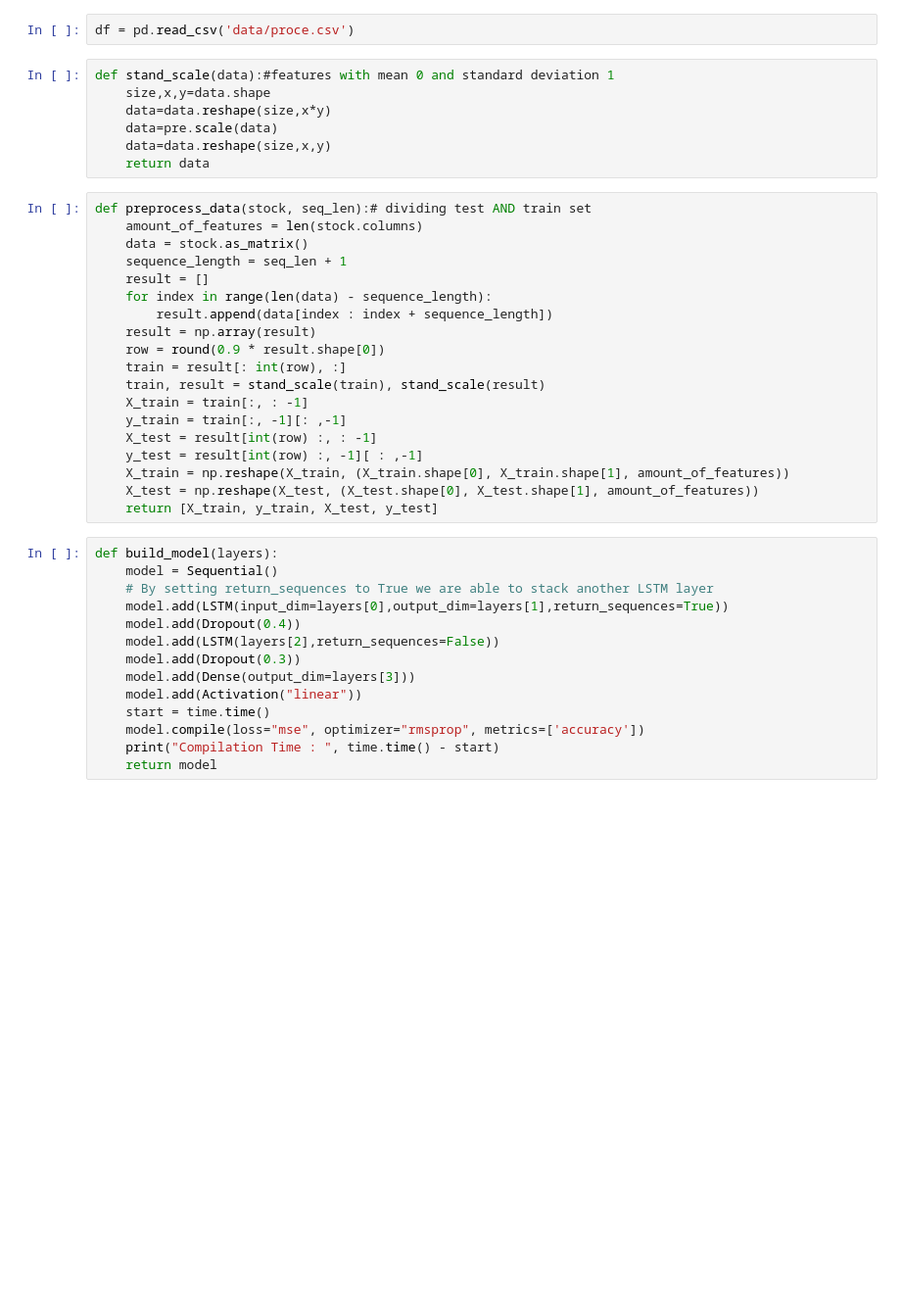
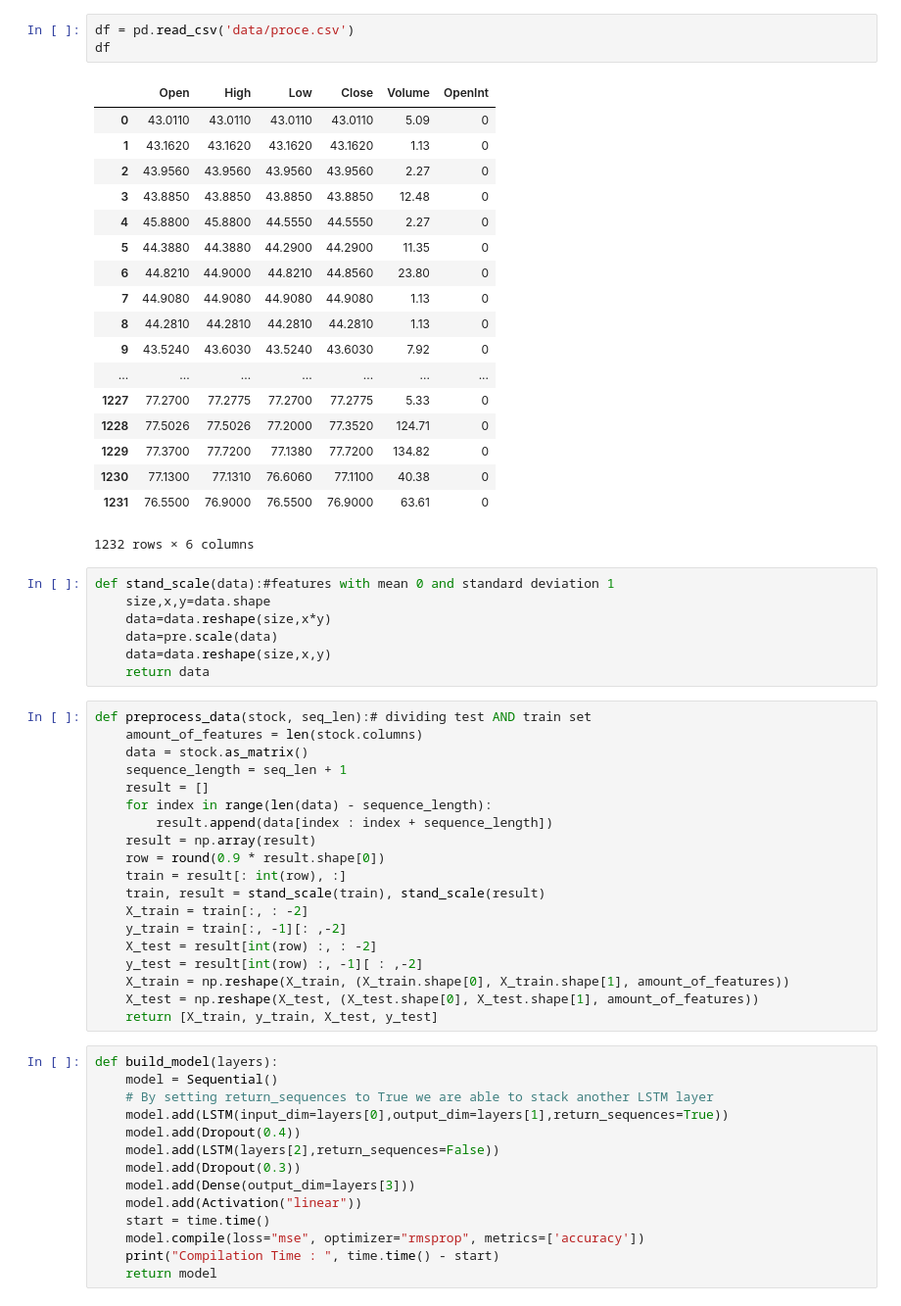
Before and after one commit to shan1322/Stock-Prediction, a Jupyter notebook: Pred.ipynb, the cells around one changed output. Shown: that part at 98% size. Saved outputs shown, nothing was run; the diff lists cells and outputs as text; blank space fills up the shorter version.

```diff
--- a/Pred.ipynb
+++ b/Pred.ipynb
@@ -12,5 +14,25 @@ import matplotlib.pyplot as plt2
 # %%
 df = pd.read_csv('data/proce.csv')
+df
+# %% [output]
+|  | Open | High | Low | Close | Volume | OpenInt |
+| 0 | 43.0110 | 43.0110 | 43.0110 | 43.0110 | 5.09 | 0 |
+| 1 | 43.1620 | 43.1620 | 43.1620 | 43.1620 | 1.13 | 0 |
+| 2 | 43.9560 | 43.9560 | 43.9560 | 43.9560 | 2.27 | 0 |
+| 3 | 43.8850 | 43.8850 | 43.8850 | 43.8850 | 12.48 | 0 |
+| 4 | 45.8800 | 45.8800 | 44.5550 | 44.5550 | 2.27 | 0 |
+| 5 | 44.3880 | 44.3880 | 44.2900 | 44.2900 | 11.35 | 0 |
+| 6 | 44.8210 | 44.9000 | 44.8210 | 44.8560 | 23.80 | 0 |
+| 7 | 44.9080 | 44.9080 | 44.9080 | 44.9080 | 1.13 | 0 |
+| 8 | 44.2810 | 44.2810 | 44.2810 | 44.2810 | 1.13 | 0 |
+| 9 | 43.5240 | 43.6030 | 43.5240 | 43.6030 | 7.92 | 0 |
+| ... | ... | ... | ... | ... | ... | ... |
+| 1227 | 77.2700 | 77.2775 | 77.2700 | 77.2775 | 5.33 | 0 |
+| 1228 | 77.5026 | 77.5026 | 77.2000 | 77.3520 | 124.71 | 0 |
+| 1229 | 77.3700 | 77.7200 | 77.1380 | 77.7200 | 134.82 | 0 |
+| 1230 | 77.1300 | 77.1310 | 76.6060 | 77.1100 | 40.38 | 0 |
+| 1231 | 76.5500 | 76.9000 | 76.5500 | 76.9000 | 63.61 | 0 |
+1232 rows × 6 columns
 # %%
 def stand_scale(data):#features with mean 0 and standard deviation 1
     size,x,y=data.shape
@@ -30,10 +52,10 @@ def preprocess_data(stock, seq_len):# dividing test AND train set
     row = round(0.9 * result.shape[0])
     train = result[: int(row), :]
     train, result = stand_scale(train), stand_scale(result)
-    X_train = train[:, : -1]
-    y_train = train[:, -1][: ,-1]
-    X_test = result[int(row) :, : -1]
-    y_test = result[int(row) :, -1][ : ,-1]
+    X_train = train[:, : -2]
+    y_train = train[:, -1][: ,-2]
+    X_test = result[int(row) :, : -2]
+    y_test = result[int(row) :, -1][ : ,-2]
     X_train = np.reshape(X_train, (X_train.shape[0], X_train.shape[1], amount_of_features))
     X_test = np.reshape(X_test, (X_test.shape[0], X_test.shape[1], amount_of_features))
     return [X_train, y_train, X_test, y_test]
```
Also changed, not shown: parts of 6 cells of this notebook.
